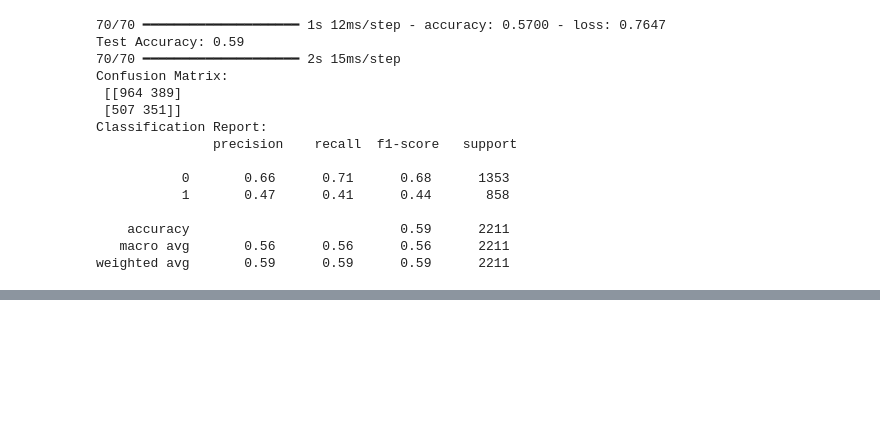
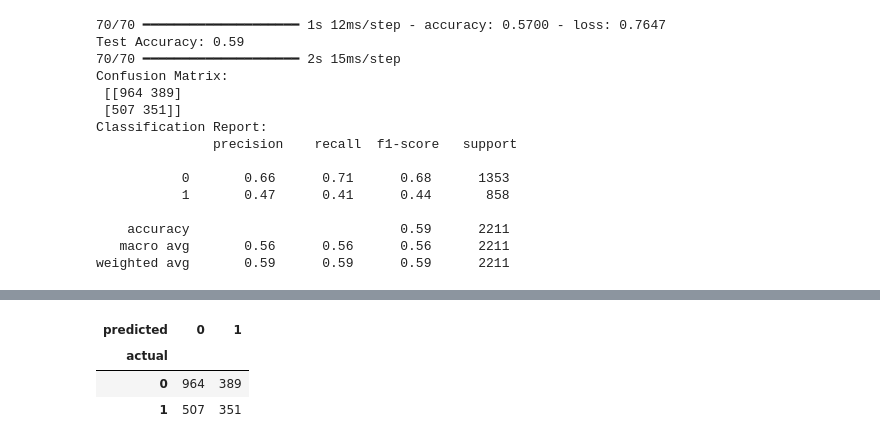
Before and after one commit to muhammadadeel22/Premier-League-Football-Prediction, a Jupyter notebook: EPL_LSTM_Prediction.ipynb, the cells around one changed output, grey strips where cells are left out. Saved outputs shown, nothing was run; the diff lists cells and outputs as text; code cells hidden in the pictures; blank space fills up the shorter version.

```diff
--- a/EPL_LSTM_Prediction.ipynb
+++ b/EPL_LSTM_Prediction.ipynb
@@ -234,0 +256,9 @@ weighted avg       0.59      0.59      0.59      2211
+# %%
+# Integrate predictions
+lstm_combined = pd.DataFrame(dict(actual=y_test, predicted=y_pred.flatten()), index=test_data.index[3:])
+pd.crosstab(index=lstm_combined["actual"], columns=lstm_combined["predicted"])
+# %% [output]
+| predicted | 0 | 1 |
+| actual |  |  |
+| 0 | 964 | 389 |
+| 1 | 507 | 351 |
```
Also changed, not shown: parts of 1 cell of this notebook.
